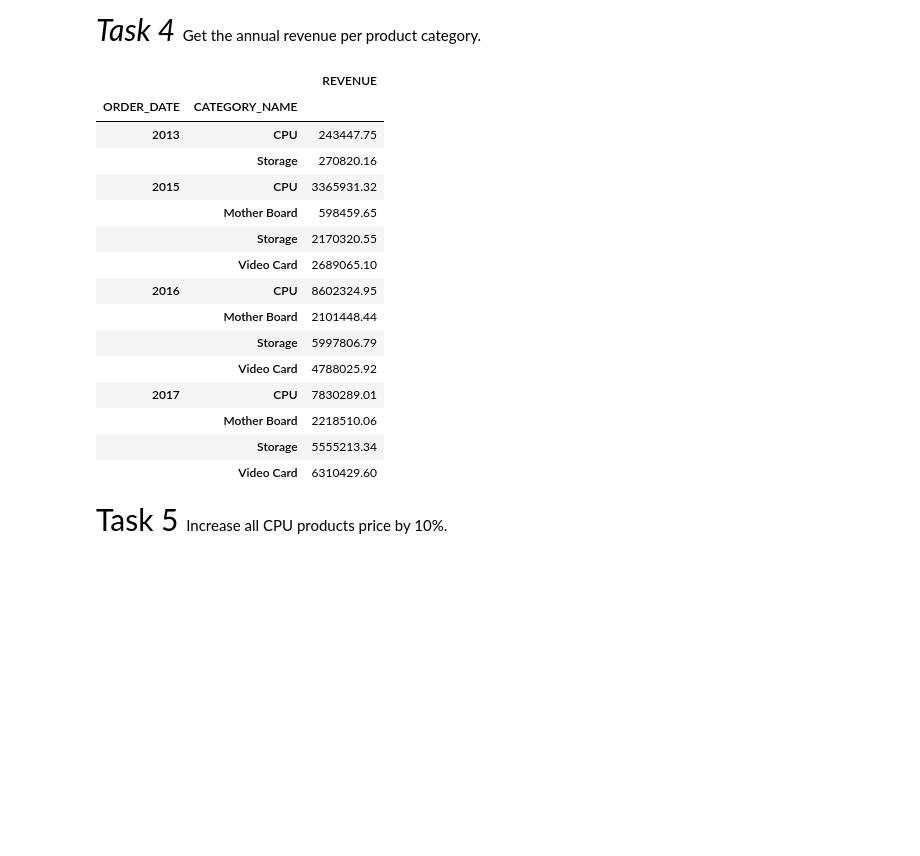
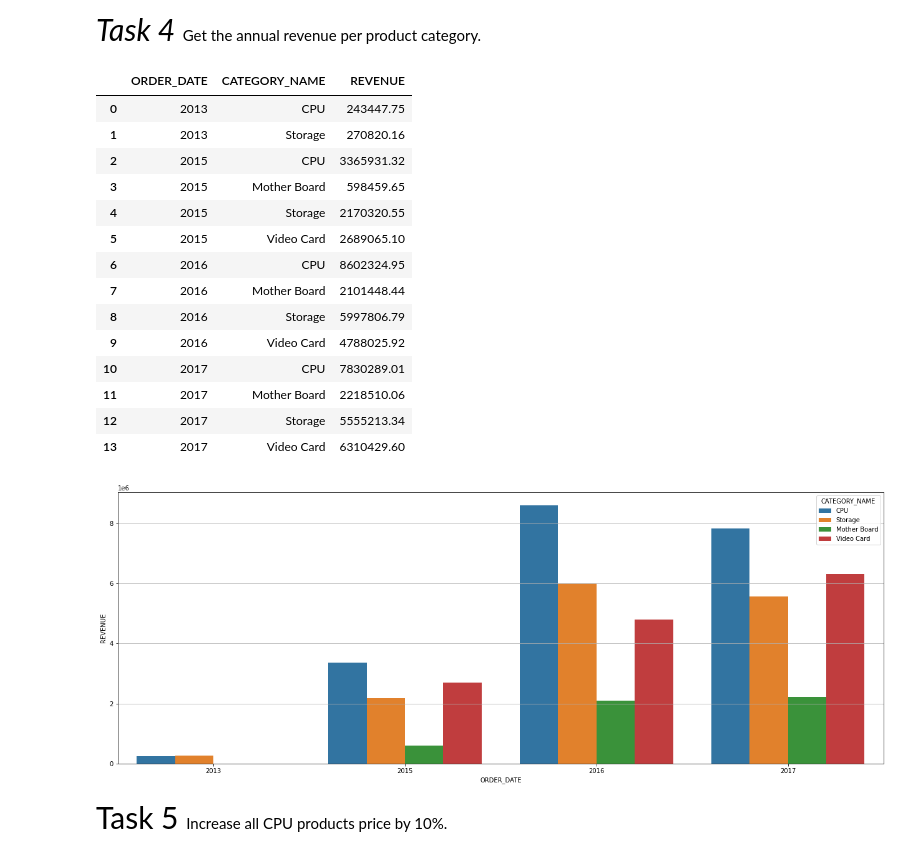
Before and after one commit to felipesveiga/Oracle-1, a Jupyter notebook: python_cx_oracle.ipynb, the cells around one changed output. Drawn from its saved outputs; the diff is of its cells as text; code cells hidden in the pictures; blank space fills up the shorter version.

```diff
--- a/python_cx_oracle.ipynb
+++ b/python_cx_oracle.ipynb
@@ -138,39 +141,47 @@ c_o_info.groupby([c_o_info.index])['CATEGORY_NAME','TOTAL_QUANTITY'].max()
 # %%
 # This query is a bit tricky: firstly, we need to perform a join operation that returns a daily report on the revenue obtained from
 # the sellings of each product categories.
 query = ''' SELECT O.ORDER_DATE, PC.CATEGORY_NAME, SUM(OI.UNIT_PRICE * OI.QUANTITY) REVENUE
             FROM ORDER_ITEMS OI, ORDERS O, PRODUCTS P, PRODUCT_CATEGORIES PC
             WHERE PC.CATEGORY_ID = P.CATEGORY_ID
             AND P.PRODUCT_ID = OI.PRODUCT_ID
             AND O.ORDER_ID = OI.ORDER_ID
             GROUP BY PC.CATEGORY_NAME, O.ORDER_DATE
             ORDER BY O.ORDER_DATE
 '''
 
 
 revenue = pd.read_sql(query, connection,parse_dates = True, index_col = ['ORDER_DATE'])
 # To get the annual data, we have to convert the DataFrame's index to a Period with yearly frequency.
 revenue.index = revenue.index.to_period('Y')
 # After it, we must perform a groupby operation on pandas to sum each product categories revenue based on the year shown in the index.
 revenue = revenue.groupby([revenue.index, 'CATEGORY_NAME']).sum()
+revenue.reset_index(level = [0,1], inplace = True)
 display(revenue)
+
+import seaborn as sns
+plt.figure(figsize=(22,8))
+#a.reset_index(inplace = True)
+sns.barplot(data=revenue, x='ORDER_DATE', hue='CATEGORY_NAME', y='REVENUE')
+
+plt.grid(axis='y')
 # %% [output]
-|  |  | REVENUE |
-| ORDER_DATE | CATEGORY_NAME |  |
-| 2013 | CPU | 243447.75 |
-|  | Storage | 270820.16 |
-| 2015 | CPU | 3365931.32 |
-|  | Mother Board | 598459.65 |
-|  | Storage | 2170320.55 |
-|  | Video Card | 2689065.10 |
-| 2016 | CPU | 8602324.95 |
-|  | Mother Board | 2101448.44 |
-|  | Storage | 5997806.79 |
-|  | Video Card | 4788025.92 |
-| 2017 | CPU | 7830289.01 |
-|  | Mother Board | 2218510.06 |
-|  | Storage | 5555213.34 |
-|  | Video Card | 6310429.60 |
+|  | ORDER_DATE | CATEGORY_NAME | REVENUE |
+| 0 | 2013 | CPU | 243447.75 |
+| 1 | 2013 | Storage | 270820.16 |
+| 2 | 2015 | CPU | 3365931.32 |
+| 3 | 2015 | Mother Board | 598459.65 |
+| 4 | 2015 | Storage | 2170320.55 |
+| 5 | 2015 | Video Card | 2689065.10 |
+| 6 | 2016 | CPU | 8602324.95 |
+| 7 | 2016 | Mother Board | 2101448.44 |
+| 8 | 2016 | Storage | 5997806.79 |
+| 9 | 2016 | Video Card | 4788025.92 |
+| 10 | 2017 | CPU | 7830289.01 |
+| 11 | 2017 | Mother Board | 2218510.06 |
+| 12 | 2017 | Storage | 5555213.34 |
+| 13 | 2017 | Video Card | 6310429.60 |
+[figure, added]
 # %% [markdown]
 <p style = 'font-size:30px'> Task 5 <span style = 'font-size:15px'> Increase all CPU products price by 10%.</span> </p>
 # %%
```
Also changed, not shown: parts of 3 cells of this notebook.
